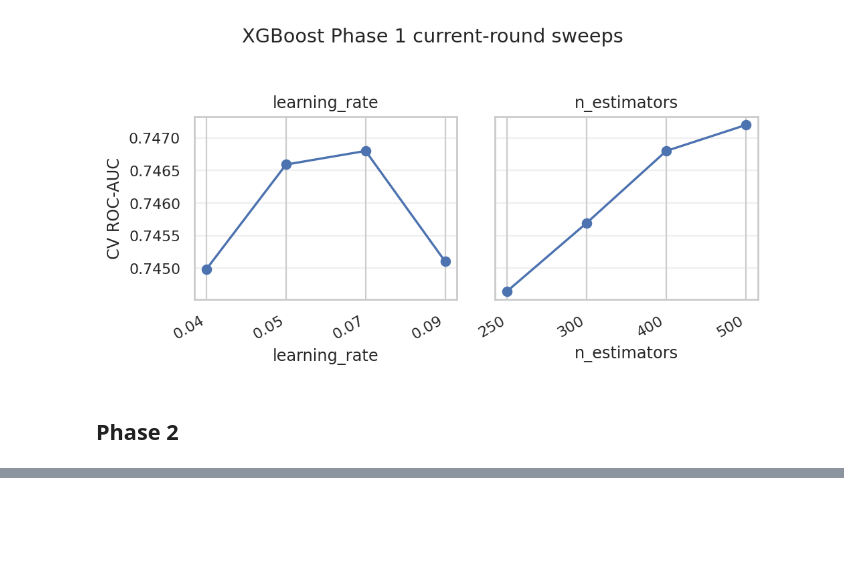
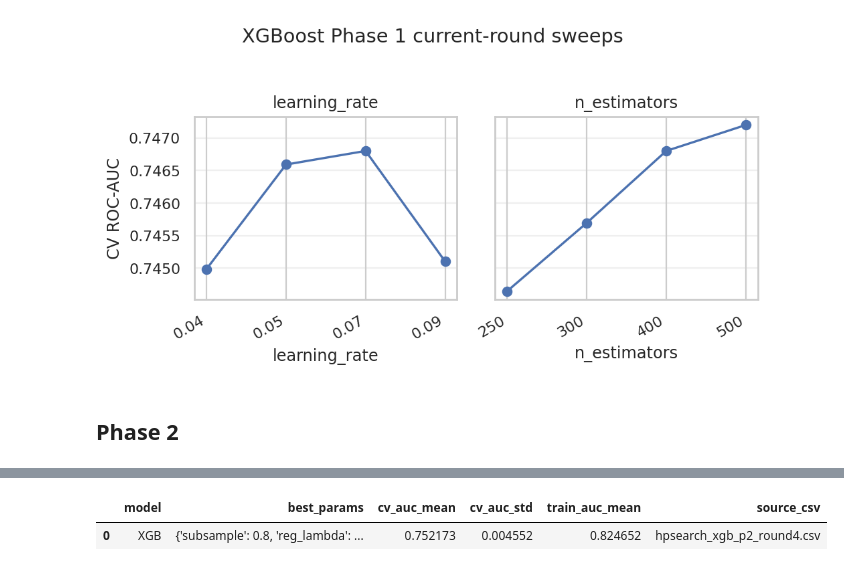
Before and after one commit to sdxshuai/CSC522-S26-proj-deadlock-match-forecast, a Jupyter notebook: notebooks/04_hyperparam_search.ipynb, the cells around one changed output, grey strips where cells are left out. Saved outputs shown, nothing was run; the diff lists cells and outputs as text; code cells hidden in the pictures; blank space fills up the shorter version.

```diff
--- a/notebooks/04_hyperparam_search.ipynb
+++ b/notebooks/04_hyperparam_search.ipynb
@@ -826,0 +999,35 @@ display(phase2_search_summary)
+# %%
+PHASE2_ROUND4_RERUN = False
+
+phase2_round4_results = {}
+
+results_df = run_or_load_phase2_search(
+    'XGB',
+    phase2_round4_searches['XGB'],
+    X_train_raw,
+    y_train,
+    phase2_round4_output_paths['xgb_csv'],
+    rerun=PHASE2_ROUND4_RERUN,
+)
+if results_df is not None:
+    phase2_round4_results['XGB'] = results_df
+
+if phase2_round4_results:
+    best_row = best_trial(phase2_round4_results['XGB'])
+    phase2_round4_best_params = pd.DataFrame([
+        {
+            'model': 'XGB',
+            'best_params': str(extract_phase2_params(best_row)),
+            'cv_auc_mean': best_row['mean_test_score'],
+            'cv_auc_std': best_row['std_test_score'],
+            'train_auc_mean': best_row.get('mean_train_score', np.nan),
+            'source_csv': phase2_round4_output_paths['xgb_csv'].name,
+        }
+    ])
+    phase2_round4_best_params.to_csv(phase2_round4_output_paths['best_params'], index=False)
+    display(phase2_round4_best_params)
+else:
+    print('XGB Phase 2 round 4 search has not been launched yet.')
+# %% [output]
+|  | model | best_params | cv_auc_mean | cv_auc_std | train_auc_mean | source_csv |
+| 0 | XGB | {'subsample': 0.8, 'reg_lambda': ... | 0.752173 | 0.004552 | 0.824652 | hpsearch_xgb_p2_round4.csv |
```
Also changed, not shown: parts of 18 cells of this notebook, 15 other files.
